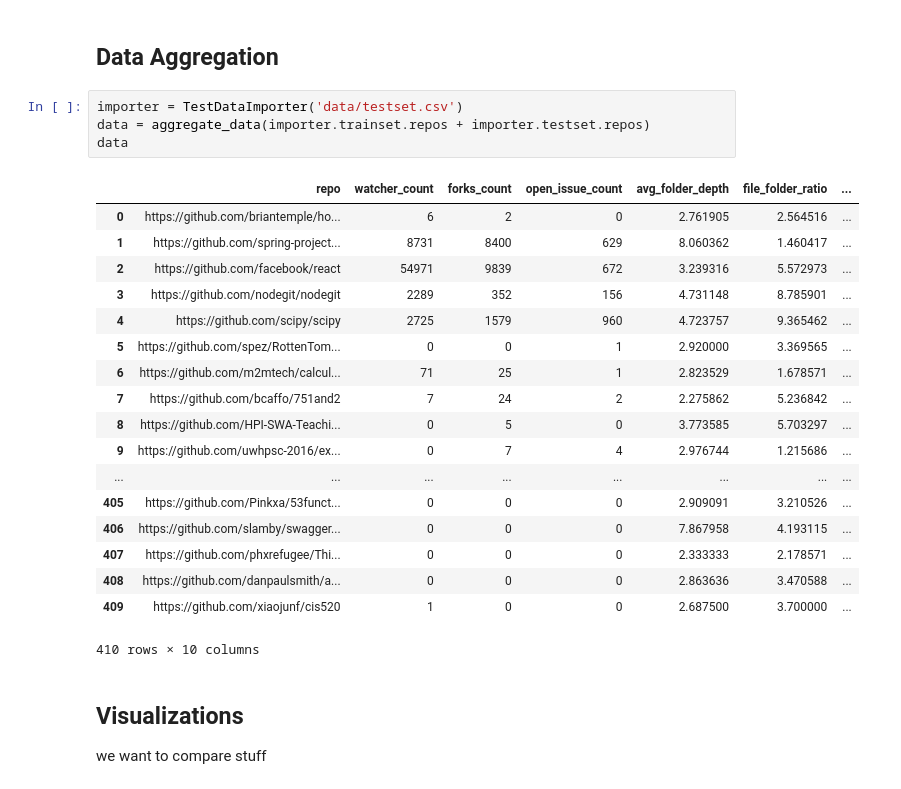
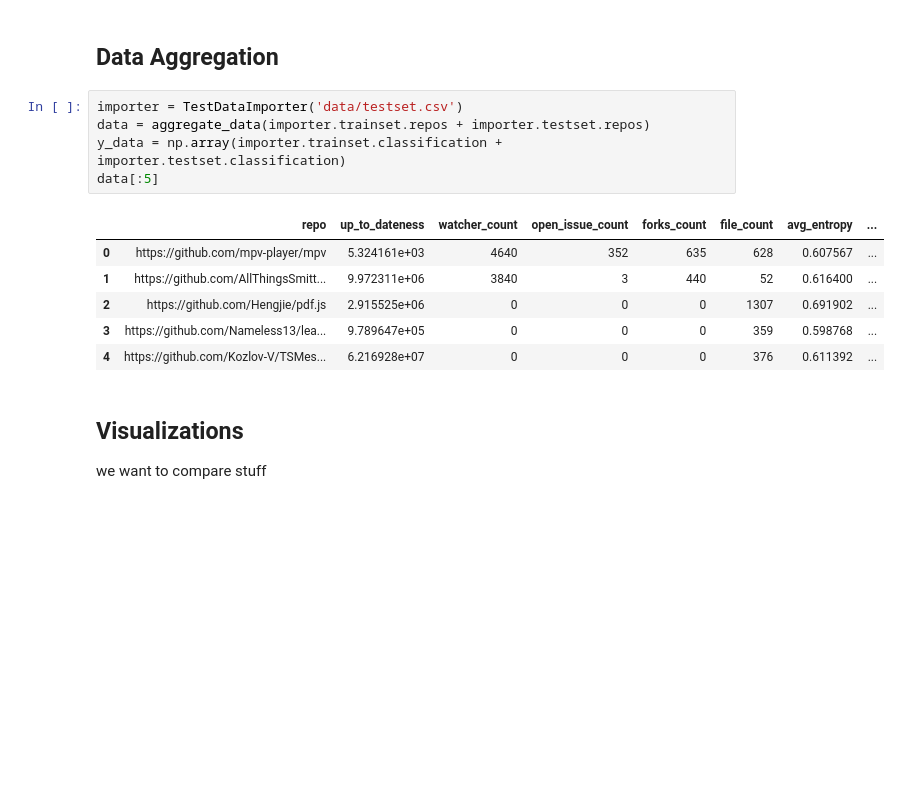
Before and after one commit to mbornstein/GithubRepoClassification, a Jupyter notebook: Data Visualization.ipynb, the cells around one changed output. Saved outputs shown, nothing was run; the diff lists cells and outputs as text; blank space fills up the shorter version.

```diff
--- a/Data Visualization.ipynb
+++ b/Data Visualization.ipynb
@@ -18,26 +18,15 @@ from importer.testDataImporter import TestDataImporter
 # %%
 importer = TestDataImporter('data/testset.csv')
 data = aggregate_data(importer.trainset.repos + importer.testset.repos)
-data
+y_data = np.array(importer.trainset.classification + importer.testset.classification)
+data[:5]
 # %% [output]
-|  | repo | watcher_count | forks_count | open_issue_count | avg_folder_depth | file_folder_ratio | ... |
-| 0 | https://github.com/briantemple/ho... | 6 | 2 | 0 | 2.761905 | 2.564516 | ... |
-| 1 | https://github.com/spring-project... | 8731 | 8400 | 629 | 8.060362 | 1.460417 | ... |
-| 2 | https://github.com/facebook/react | 54971 | 9839 | 672 | 3.239316 | 5.572973 | ... |
-| 3 | https://github.com/nodegit/nodegit | 2289 | 352 | 156 | 4.731148 | 8.785901 | ... |
-| 4 | https://github.com/scipy/scipy | 2725 | 1579 | 960 | 4.723757 | 9.365462 | ... |
-| 5 | https://github.com/spez/RottenTom... | 0 | 0 | 1 | 2.920000 | 3.369565 | ... |
-| 6 | https://github.com/m2mtech/calcul... | 71 | 25 | 1 | 2.823529 | 1.678571 | ... |
-| 7 | https://github.com/bcaffo/751and2 | 7 | 24 | 2 | 2.275862 | 5.236842 | ... |
-| 8 | https://github.com/HPI-SWA-Teachi... | 0 | 5 | 0 | 3.773585 | 5.703297 | ... |
-| 9 | https://github.com/uwhpsc-2016/ex... | 0 | 7 | 4 | 2.976744 | 1.215686 | ... |
-| ... | ... | ... | ... | ... | ... | ... | ... |
-| 405 | https://github.com/Pinkxa/53funct... | 0 | 0 | 0 | 2.909091 | 3.210526 | ... |
-| 406 | https://github.com/slamby/swagger... | 0 | 0 | 0 | 7.867958 | 4.193115 | ... |
-| 407 | https://github.com/phxrefugee/Thi... | 0 | 0 | 0 | 2.333333 | 2.178571 | ... |
-| 408 | https://github.com/danpaulsmith/a... | 0 | 0 | 0 | 2.863636 | 3.470588 | ... |
-| 409 | https://github.com/xiaojunf/cis520 | 1 | 0 | 0 | 2.687500 | 3.700000 | ... |
+|  | repo | up_to_dateness | watcher_count | open_issue_count | forks_count | file_count | avg_entropy | ... |
+| 0 | https://github.com/mpv-player/mpv | 5.324161e+03 | 4640 | 352 | 635 | 628 | 0.607567 | ... |
+| 1 | https://github.com/AllThingsSmitt... | 9.972311e+06 | 3840 | 3 | 440 | 52 | 0.616400 | ... |
+| 2 | https://github.com/Hengjie/pdf.js | 2.915525e+06 | 0 | 0 | 0 | 1307 | 0.691902 | ... |
+| 3 | https://github.com/Nameless13/lea... | 9.789647e+05 | 0 | 0 | 0 | 359 | 0.598768 | ... |
+| 4 | https://github.com/Kozlov-V/TSMes... | 6.216928e+07 | 0 | 0 | 0 | 376 | 0.611392 | ... |
-410 rows × 10 columns
 # %% [markdown]
 ## Visualizations
 
```
Also changed, not shown: parts of 6 cells of this notebook, 3 other files.
